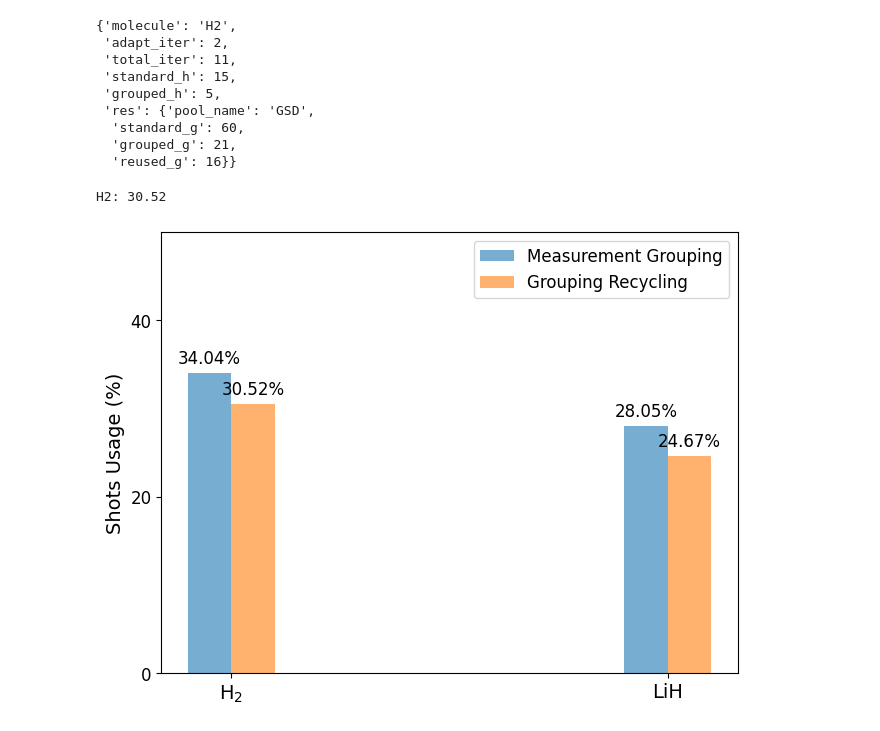
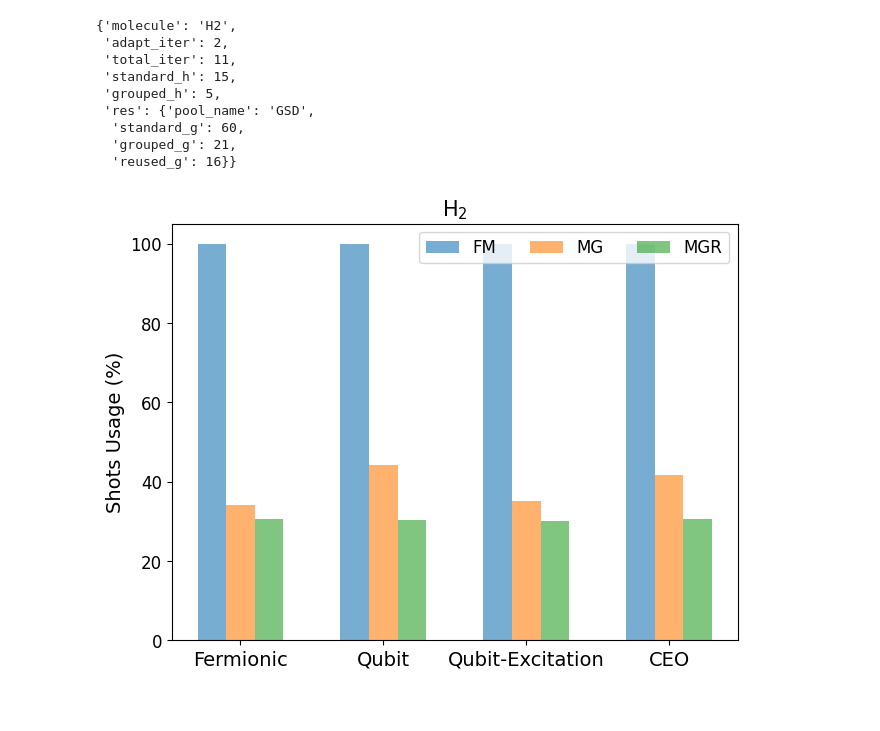
Before and after one commit to azhar-ikhtiarudin/ShotOptimization-ADAPT-VQE, a Jupyter notebook: data/data_meas_recycle.ipynb, the cells around one changed output. Cells and saved outputs as stored; diff of their text form; code cells hidden in the pictures.

```diff
--- a/data/data_meas_recycle.ipynb
+++ b/data/data_meas_recycle.ipynb
@@ -20,57 +20,39 @@ data
 # %%
 import matplotlib.pyplot as plt
 import numpy as np
 
-# lih_default = 1897472
-# lih_recycling = 1897472 - 196608
-# h2_default = 242688
-# h2_recycling = 242688 - 40960
-
-# h2_default = 100
-h2_grouping = 34.04
-h2_recycling = 30.52
-
-# h3_default = 100
-h3_grouping = 28.05
-h3_recycling = 24.67
-
-print("H2:", h2_recycling)
-
-species = ("H$_2$", "LiH")
-penguin_means = {
-    # 'Standard Measurement': (h2_default, h3_default),
-    'Measurement Grouping': (h2_grouping, h3_grouping),
-    'Grouping Recycling': (h2_recycling, h3_recycling),
+pools = ("Fermionic", "Qubit", "Qubit-Excitation", "CEO")
+methods = {
+    'FM': (100, 100, 100, 100),
+    'MG': (34.03, 44.28, 35.02, 41.75),
+    'MGR': (30.52, 30.21, 29.96, 30.52),
 }
 
 x = np.arange(len(species))  # the label locations
-width = 0.1  # the width of the bars
-multiplier = 0
+width = 0.2  # the width of the bars
+multiplier = -0.5
 
-# plt.figure(figsize=(9, 10))
 fig, ax = plt.subplots(layout='constrained')
 
-for attribute, measurement in penguin_means.items():
+for attribute, measurement in methods.items():
     offset = width * multiplier
     rects = ax.bar(x + offset, measurement, width, label=attribute, alpha=0.6)
-
-    # Format labels to 2 decimal places
-    ax.bar_label(rects, padding=4, fontsize=12, labels=[f'{val:.2f}%' for val in measurement])
-
+    # ax.bar_label(rects, padding=4, fontsize=10, labels=[f'{val:.1f}%' for val in measurement])
     multiplier += 1
 
 # Labels and ticks
 ax.set_ylabel('Shots Usage (%)', fontsize=14)
-ax.set_xticks(x + width / 2, species, fontsize=14)
-ax.legend(loc='upper right', ncols=1, fontsize=12)
+ax.set_xticks(x + width / 2, pools, fontsize=14)
+# ax.legend(loc='upper right', ncols=1, fontsize=12)
+ax.legend(loc='upper right', ncols=3, fontsize=12)
 
-ax.set_ylim(0, 50)
-ax.set_yticks([0, 20, 40])
+# ax.set_ylim(0, 50)
+# ax.set_yticks([0, 20, 40])
 ax.tick_params(axis='y', labelsize=12)
+plt.title('H$_2$', fontsize=15)
+plt.show()
 
 # Save and show plot
 # plt.savefig('Measurement_recycling.pdf', format='pdf', dpi=300, bbox_inches='tight')
-plt.show()
 # %% [output]
-H2: 30.52
-[figure, old version]
+[figure, new version]
```
Also changed, not shown: parts of 3 cells of this notebook, 3 other files.
